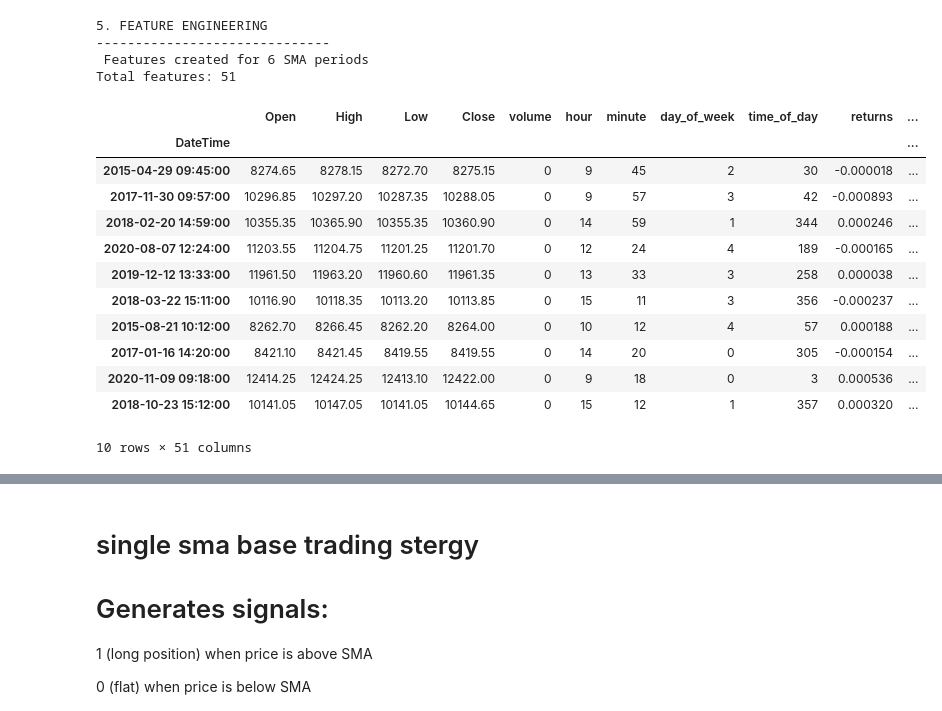
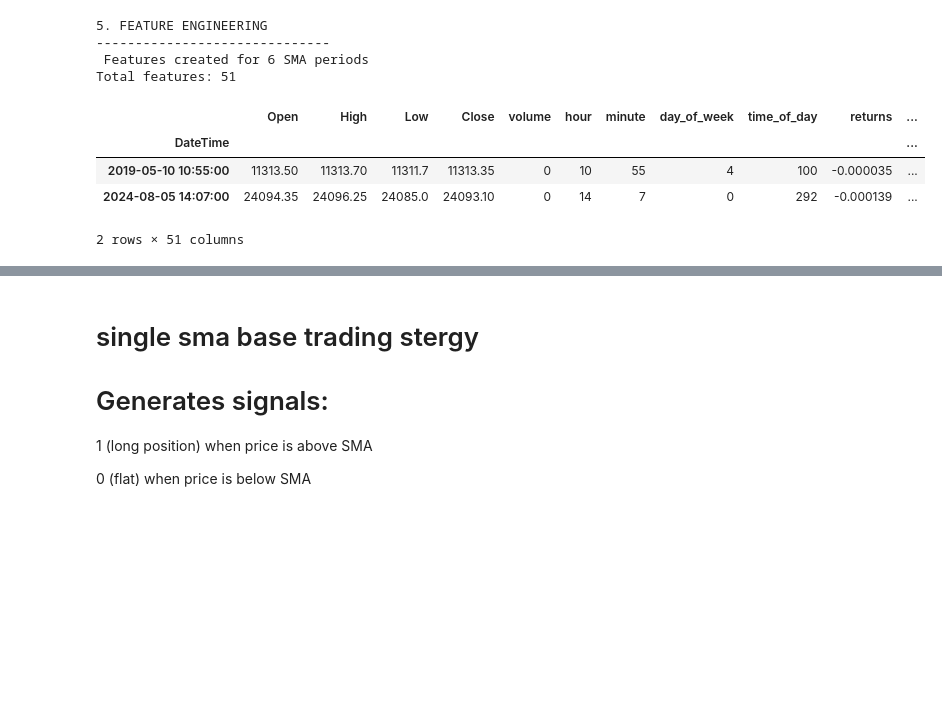
Before and after one commit to myselfRaifMondal/Intraday-Dual-SMA-Backtesting-Statistical-Analysis-for-NIFTY-50, a Jupyter notebook: DUAL_SMA_&single.ipynb, the cells around one changed output, grey strips where cells are left out. Saved outputs shown, nothing was run; the diff lists cells and outputs as text; code cells hidden in the pictures; blank space fills up the shorter version.

```diff
--- a/DUAL_SMA_&single.ipynb
+++ b/DUAL_SMA_&single.ipynb
@@ -1785,21 +1789,13 @@ df=backtester.feature_engineering()
  Features created for 6 SMA periods
 Total features: 51
 # %%
-df.sample(10)
+df.sample(2)
 # %% [output]
 |  | Open | High | Low | Close | volume | hour | minute | day_of_week | time_of_day | returns | ... |
 | DateTime |  |  |  |  |  |  |  |  |  |  | ... |
-| 2015-04-29 09:45:00 | 8274.65 | 8278.15 | 8272.70 | 8275.15 | 0 | 9 | 45 | 2 | 30 | -0.000018 | ... |
-| 2017-11-30 09:57:00 | 10296.85 | 10297.20 | 10287.35 | 10288.05 | 0 | 9 | 57 | 3 | 42 | -0.000893 | ... |
-| 2018-02-20 14:59:00 | 10355.35 | 10365.90 | 10355.35 | 10360.90 | 0 | 14 | 59 | 1 | 344 | 0.000246 | ... |
-| 2020-08-07 12:24:00 | 11203.55 | 11204.75 | 11201.25 | 11201.70 | 0 | 12 | 24 | 4 | 189 | -0.000165 | ... |
-| 2019-12-12 13:33:00 | 11961.50 | 11963.20 | 11960.60 | 11961.35 | 0 | 13 | 33 | 3 | 258 | 0.000038 | ... |
-| 2018-03-22 15:11:00 | 10116.90 | 10118.35 | 10113.20 | 10113.85 | 0 | 15 | 11 | 3 | 356 | -0.000237 | ... |
-| 2015-08-21 10:12:00 | 8262.70 | 8266.45 | 8262.20 | 8264.00 | 0 | 10 | 12 | 4 | 57 | 0.000188 | ... |
-| 2017-01-16 14:20:00 | 8421.10 | 8421.45 | 8419.55 | 8419.55 | 0 | 14 | 20 | 0 | 305 | -0.000154 | ... |
-| 2020-11-09 09:18:00 | 12414.25 | 12424.25 | 12413.10 | 12422.00 | 0 | 9 | 18 | 0 | 3 | 0.000536 | ... |
-| 2018-10-23 15:12:00 | 10141.05 | 10147.05 | 10141.05 | 10144.65 | 0 | 15 | 12 | 1 | 357 | 0.000320 | ... |
+| 2019-05-10 10:55:00 | 11313.50 | 11313.70 | 11311.7 | 11313.35 | 0 | 10 | 55 | 4 | 100 | -0.000035 | ... |
+| 2024-08-05 14:07:00 | 24094.35 | 24096.25 | 24085.0 | 24093.10 | 0 | 14 | 7 | 0 | 292 | -0.000139 | ... |
-10 rows × 51 columns
+2 rows × 51 columns
 # %%
 df.info()
 # %% [output]
```
Also changed, not shown: parts of 4 cells of this notebook, 1 other file.
